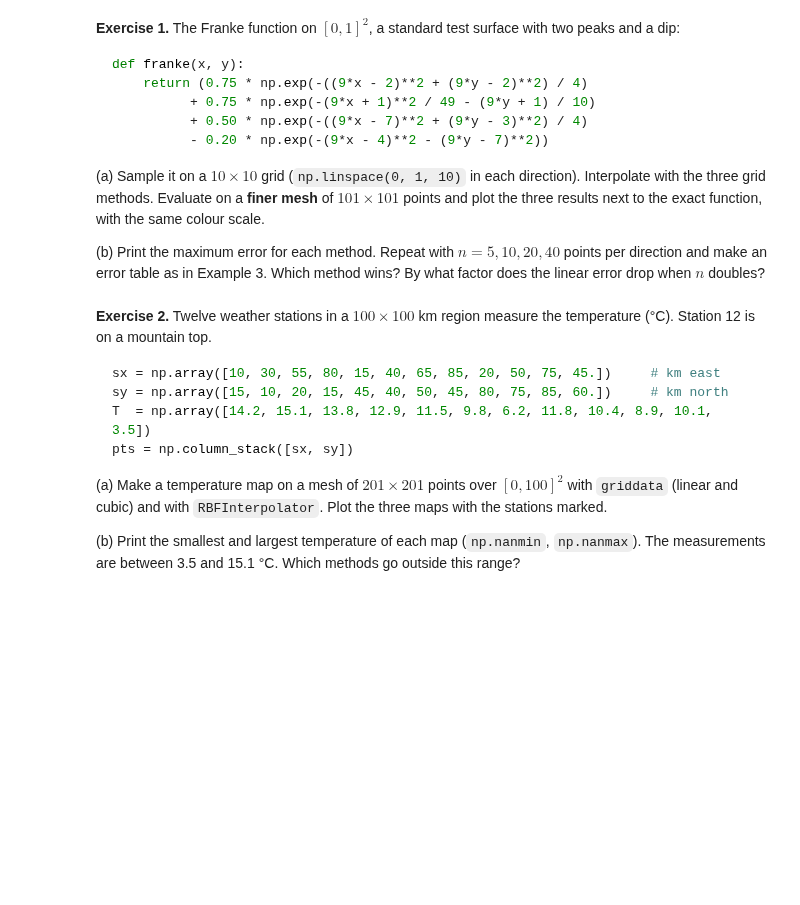
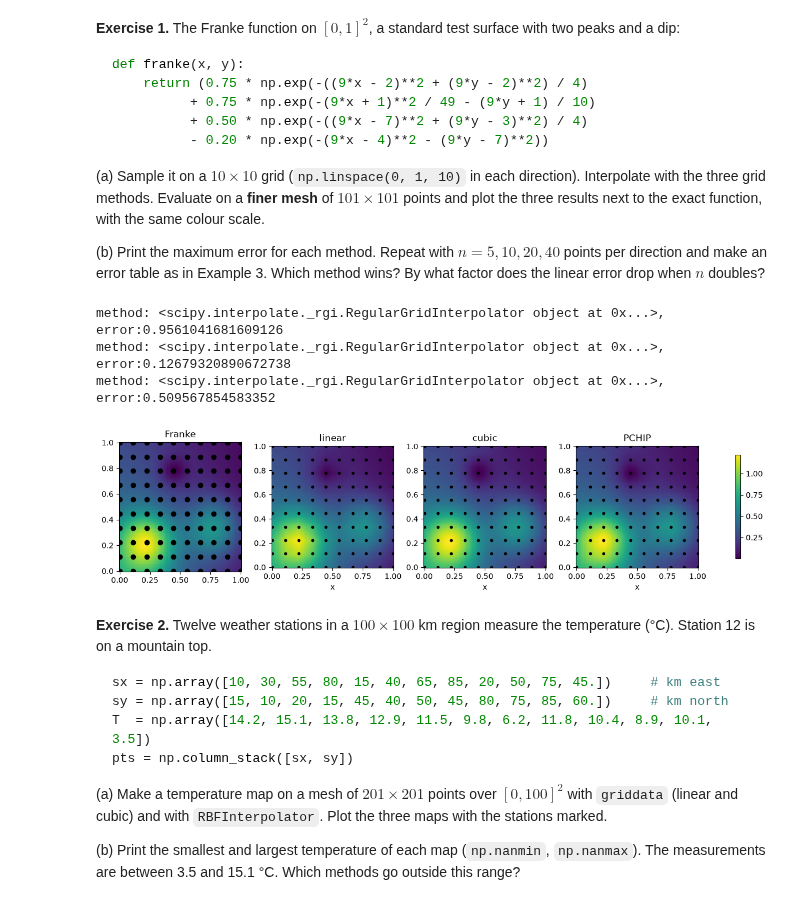
Before and after one commit to rl897/wsu_math300_myversion, a Jupyter notebook: Oct14/scipy_interpolation_2d.ipynb, the cells around one changed output. Saved outputs shown, nothing was run; the diff lists cells and outputs as text; code cells hidden in the pictures; blank space fills up the shorter version.

```diff
--- a/Oct14/scipy_interpolation_2d.ipynb
+++ b/Oct14/scipy_interpolation_2d.ipynb
@@ -338,7 +338,42 @@ Evaluate on a **finer mesh** of $101 \times 101$ points and plot the three resul
 
 (b) Print the maximum error for each method. Repeat with $n = 5, 10, 20, 40$ points per direction and make an error table as in Example 3. Which method wins? By what factor does the linear error drop when $n$ doubles?
 # %%
-# Exercise 1
+def franke(x, y):
+    return (0.75 * np.exp(-((9*x - 2)**2 + (9*y - 2)**2) / 4)
+          + 0.75 * np.exp(-(9*x + 1)**2 / 49 - (9*y + 1) / 10)
+          + 0.50 * np.exp(-((9*x - 7)**2 + (9*y - 3)**2) / 4)
+          - 0.20 * np.exp(-(9*x - 4)**2 - (9*y - 7)**2))
+x = np.linspace(0, 1, 10)
+y = np.linspace(0, 1, 10)
+Z = franke(X, Y)
+xnew = np.linspace(0, 1, 101)
+ynew = np.linspace(0, 1, 101)
+
+names = ["linear", "cubic", "PCHIP"]
+methods = [si.RegularGridInterpolator((x, y), Z, method=m)
+           for m in ["linear", "cubic", "pchip"]]
+
+X, Y = np.meshgrid(x, y, indexing="ij")
+Xnew, Ynew = np.meshgrid(xnew, ynew, indexing="ij")
+
+fig, axs = plt.subplots(1, 4, figsize=(12, 3), constrained_layout=True)
+
+im = axs[0].pcolormesh(Xnew, Ynew, franke(Xnew, Ynew))
+axs[0].plot(X, Y, "ko")
+axs[0].set_title(r"Franke")
+
+for ax, name, p in zip(axs[1:], names, methods):
+    ax.pcolormesh(Xnew, Ynew, p((Xnew, Ynew)), shading="auto")
+    ax.plot(X, Y,"k.")
+    ax.set_title(name); ax.set_aspect("equal"); ax.set_xlabel("x")
+    print(f"method: {p}, error:{100 * np.mean(np.abs(franke(Xnew, Ynew)-p((Xnew, Ynew)) ))}")
+fig.colorbar(im, ax=axs, shrink=0.8)
+plt.show()
+# %% [output]
+method: <scipy.interpolate._rgi.RegularGridInterpolator object at 0x...>, error:0.9561041681609126
+method: <scipy.interpolate._rgi.RegularGridInterpolator object at 0x...>, error:0.12679320890672738
+method: <scipy.interpolate._rgi.RegularGridInterpolator object at 0x...>, error:0.509567854583352
+[figure, added]
 # %% [markdown]
 **Exercise 2.** Twelve weather stations in a $100 \times 100$ km region measure the temperature (°C). Station 12 is on a mountain top.
 
```
